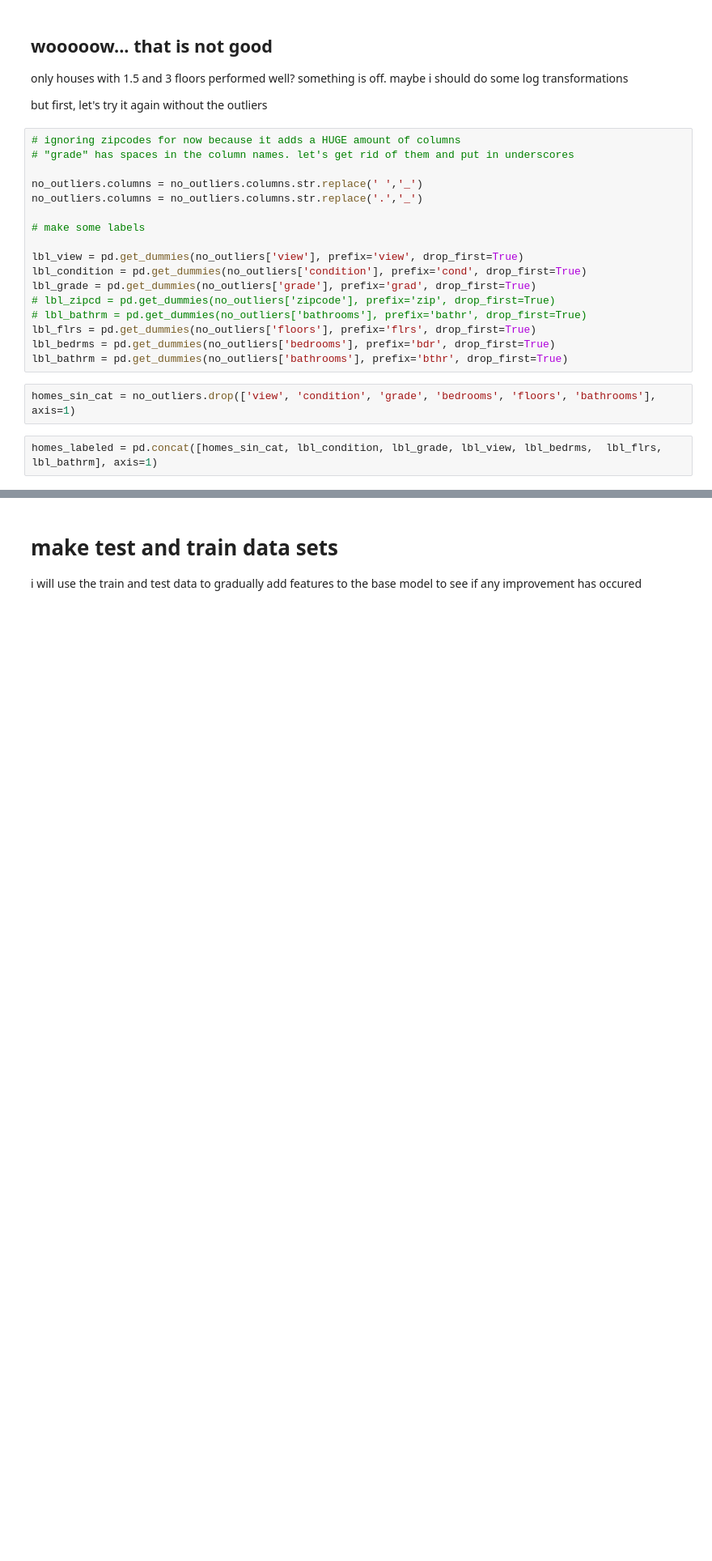
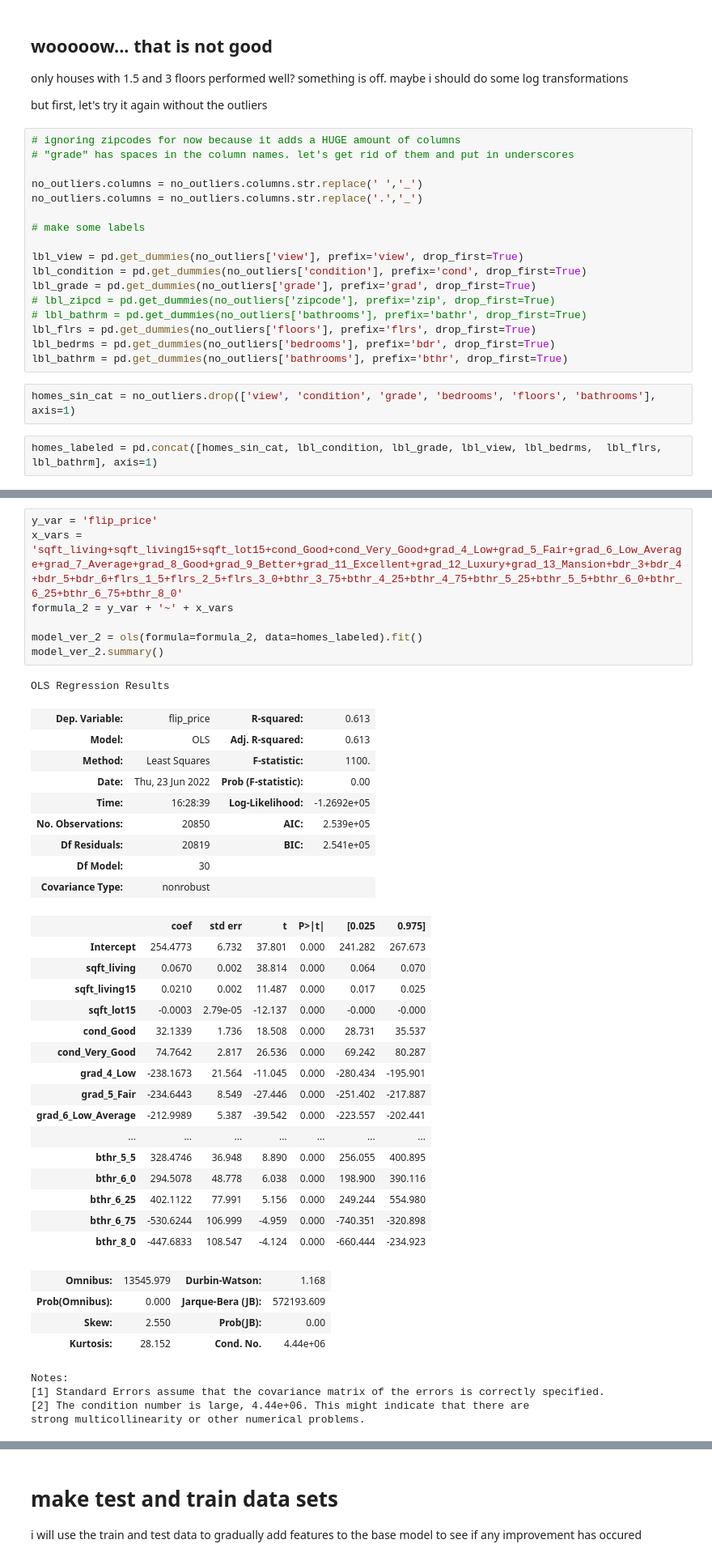
Before and after one commit to yonichanowitz/dsc-phase-2-project-v2-3, a Jupyter notebook: student.ipynb, the cells around one changed output, grey strips where cells are left out. Shown at 81% size. Drawn from its saved outputs; the diff is of its cells as text; blank space fills up the shorter version.

```diff
--- a/student.ipynb
+++ b/student.ipynb
@@ -734,0 +722,42 @@ check for multicolinearity, and homoscedacity
+# %%
+y_var = 'flip_price'
+x_vars = 'sqft_living+sqft_living15+sqft_lot15+cond_Good+cond_Very_Good+grad_4_Low+grad_5_Fair+grad_6_Low_Average+grad_7_Average+grad_8_Good+grad_9_Better+grad_11_Excellent+grad_12_Luxury+grad_13_Mansion+bdr_3+bdr_4+bdr_5+bdr_6+flrs_1_5+flrs_2_5+flrs_3_0+bthr_3_75+bthr_4_25+bthr_4_75+bthr_5_25+bthr_5_5+bthr_6_0+bthr_6_25+bthr_6_75+bthr_8_0'
+formula_2 = y_var + '~' + x_vars
+
+model_ver_2 = ols(formula=formula_2, data=homes_labeled).fit()
+model_ver_2.summary()
+# %% [output]
+OLS Regression Results
+| Dep. Variable: | flip_price | R-squared: | 0.613 |
+| Model: | OLS | Adj. R-squared: | 0.613 |
+| Method: | Least Squares | F-statistic: | 1100. |
+| Date: | Thu, 23 Jun 2022 | Prob (F-statistic): | 0.00 |
+| Time: | 16:28:39 | Log-Likelihood: | -1.2692e+05 |
+| No. Observations: | 20850 | AIC: | 2.539e+05 |
+| Df Residuals: | 20819 | BIC: | 2.541e+05 |
+| Df Model: | 30 |  |  |
+| Covariance Type: | nonrobust |  |  |
+|  | coef | std err | t | P>|t| | [0.025 | 0.975] |
+| Intercept | 254.4773 | 6.732 | 37.801 | 0.000 | 241.282 | 267.673 |
+| sqft_living | 0.0670 | 0.002 | 38.814 | 0.000 | 0.064 | 0.070 |
+| sqft_living15 | 0.0210 | 0.002 | 11.487 | 0.000 | 0.017 | 0.025 |
+| sqft_lot15 | -0.0003 | 2.79e-05 | -12.137 | 0.000 | -0.000 | -0.000 |
+| cond_Good | 32.1339 | 1.736 | 18.508 | 0.000 | 28.731 | 35.537 |
+| cond_Very_Good | 74.7642 | 2.817 | 26.536 | 0.000 | 69.242 | 80.287 |
+| grad_4_Low | -238.1673 | 21.564 | -11.045 | 0.000 | -280.434 | -195.901 |
+| grad_5_Fair | -234.6443 | 8.549 | -27.446 | 0.000 | -251.402 | -217.887 |
+| grad_6_Low_Average | -212.9989 | 5.387 | -39.542 | 0.000 | -223.557 | -202.441 |
+| ... | ... | ... | ... | ... | ... | ... |
+| bthr_5_5 | 328.4746 | 36.948 | 8.890 | 0.000 | 256.055 | 400.895 |
+| bthr_6_0 | 294.5078 | 48.778 | 6.038 | 0.000 | 198.900 | 390.116 |
+| bthr_6_25 | 402.1122 | 77.991 | 5.156 | 0.000 | 249.244 | 554.980 |
+| bthr_6_75 | -530.6244 | 106.999 | -4.959 | 0.000 | -740.351 | -320.898 |
+| bthr_8_0 | -447.6833 | 108.547 | -4.124 | 0.000 | -660.444 | -234.923 |
+| Omnibus: | 13545.979 | Durbin-Watson: | 1.168 |
+| Prob(Omnibus): | 0.000 | Jarque-Bera (JB): | 572193.609 |
+| Skew: | 2.550 | Prob(JB): | 0.00 |
+| Kurtosis: | 28.152 | Cond. No. | 4.44e+06 |
+Notes:
+[1] Standard Errors assume that the covariance matrix of the errors is correctly specified.
+[2] The condition number is large, 4.44e+06. This might indicate that there are
+strong multicollinearity or other numerical problems.
```
Also changed, not shown: parts of 38 cells of this notebook.
